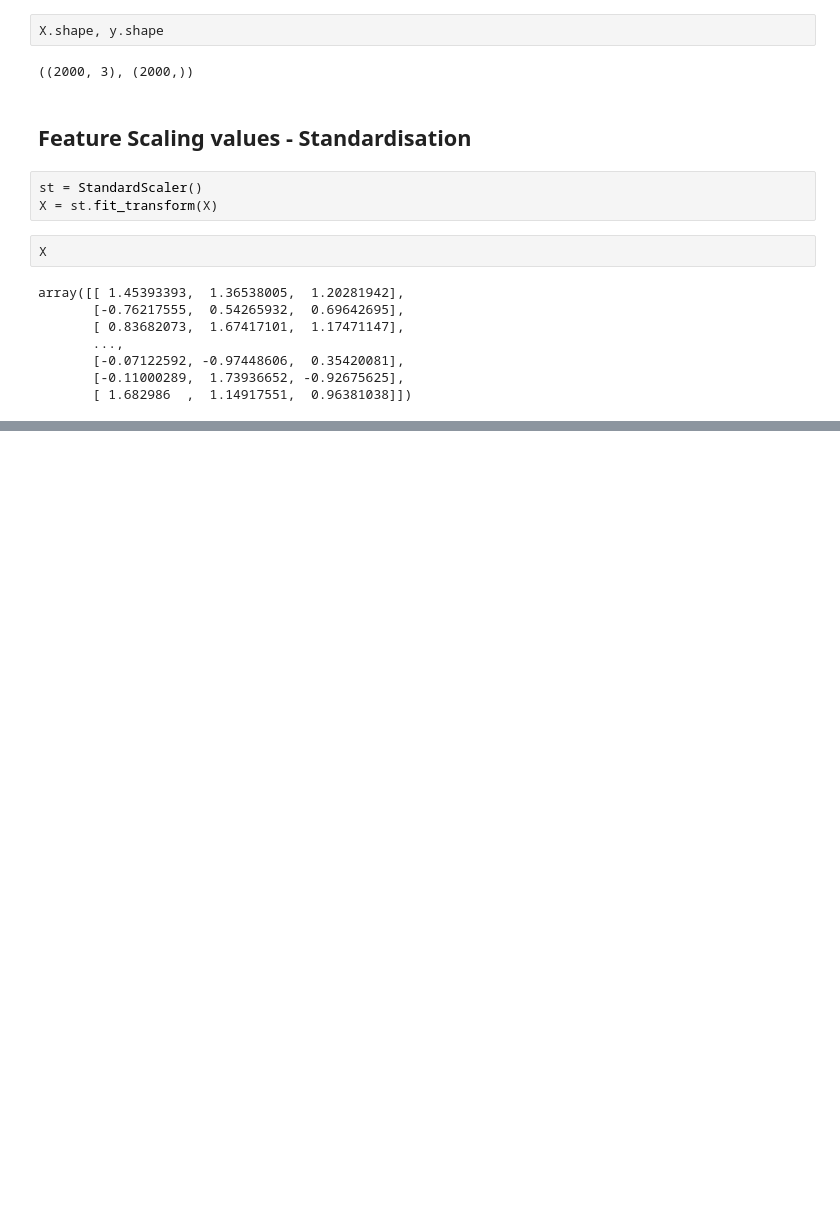
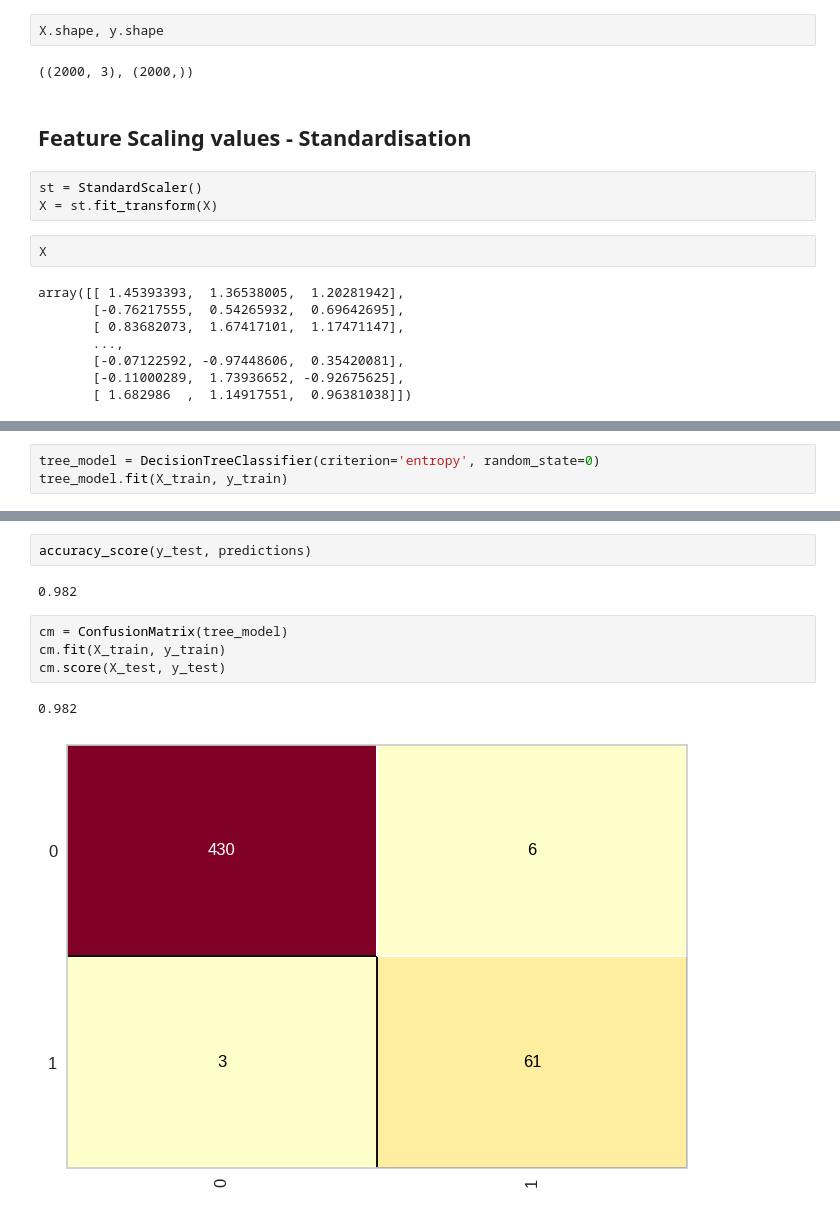
Before and after one commit to EriveltoSilva/risk-credit-machine-learning-classifier, a Jupyter notebook: CreditRiskModel.ipynb, the cells around one changed output, grey strips where cells are left out. Cells and saved outputs as stored; diff of their text form; blank space fills up the shorter version.

```diff
--- a/CreditRiskModel.ipynb
+++ b/CreditRiskModel.ipynb
@@ -227,0 +311,3 @@ array([[ 1.45393393,  1.36538005,  1.20281942],
+# %%
+tree_model = DecisionTreeClassifier(criterion='entropy', random_state=0)
+tree_model.fit(X_train, y_train)
@@ -227,0 +337,11 @@ array([[ 1.45393393,  1.36538005,  1.20281942],
+# %%
+accuracy_score(y_test, predictions)
+# %% [output]
+0.982
+# %%
+cm = ConfusionMatrix(tree_model)
+cm.fit(X_train, y_train)
+cm.score(X_test, y_test)
+# %% [output]
+0.982
+[figure, added]
```
Also changed, not shown: parts of 54 cells of this notebook.
